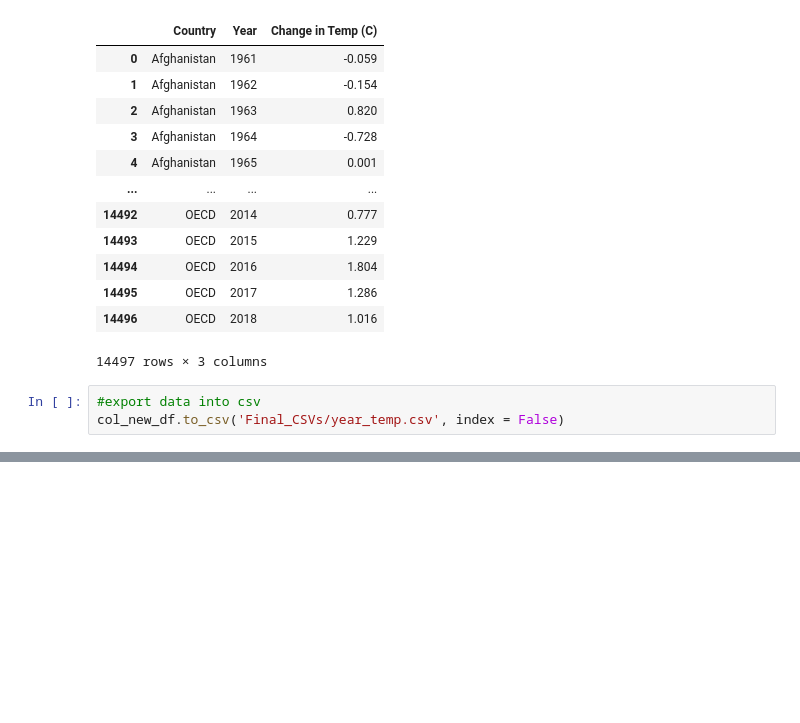
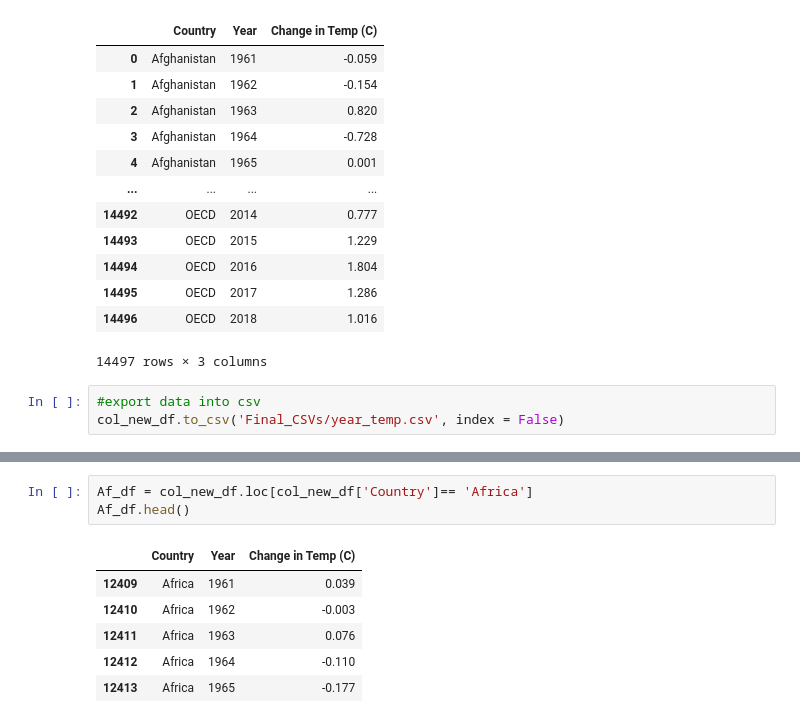
Before and after one commit to jenpusz/Project-2, a Jupyter notebook: year_temp.ipynb, the cells around one changed output, grey strips where cells are left out. Drawn from its saved outputs; the diff is of its cells as text; blank space fills up the shorter version.

```diff
--- a/year_temp.ipynb
+++ b/year_temp.ipynb
@@ -105,0 +130,10 @@ col_new_df.to_csv('Final_CSVs/year_temp.csv', index = False)
+# %%
+Af_df = col_new_df.loc[col_new_df['Country']== 'Africa']
+Af_df.head()
+# %% [output]
+|  | Country | Year | Change in Temp (C) |
+| 12409 | Africa | 1961 | 0.039 |
+| 12410 | Africa | 1962 | -0.003 |
+| 12411 | Africa | 1963 | 0.076 |
+| 12412 | Africa | 1964 | -0.110 |
+| 12413 | Africa | 1965 | -0.177 |
```
Also changed, not shown: parts of 8 cells of this notebook, 1 other file.
